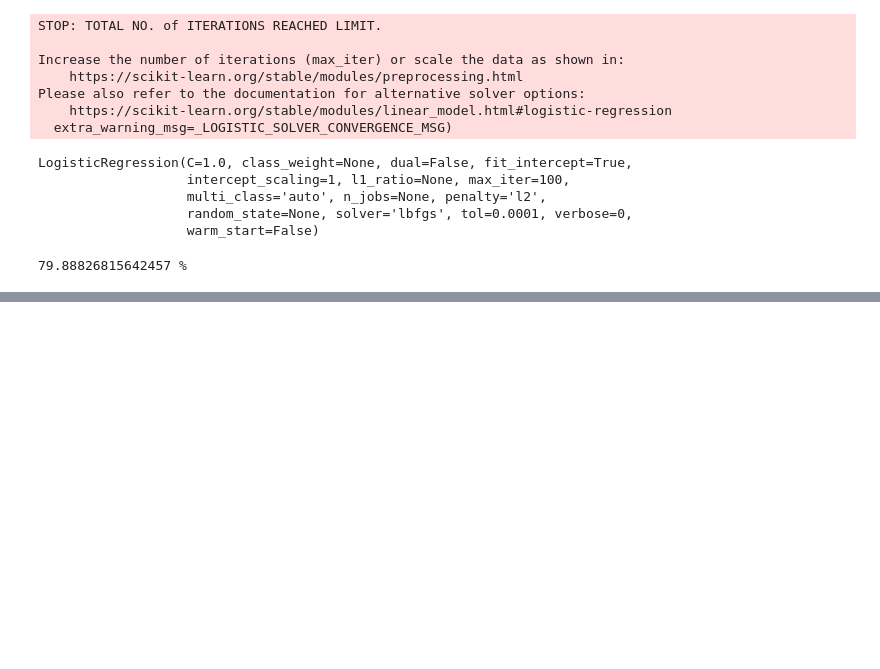
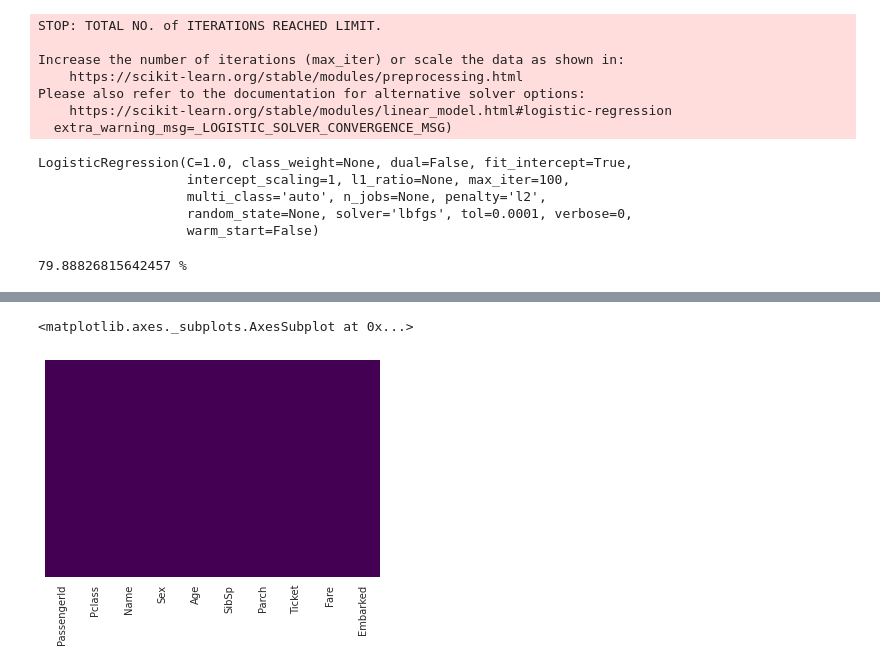
Before and after one commit to tikoosaksham/data_analysis, a Jupyter notebook: TITANIC.ipynb, the cells around one changed output, grey strips where cells are left out. Saved outputs shown, nothing was run; the diff lists cells and outputs as text; code cells hidden in the pictures; blank space fills up the shorter version.

```diff
--- a/TITANIC.ipynb
+++ b/TITANIC.ipynb
@@ -175,0 +204,28 @@ print (perc , "%")
+# %%
+def impute1_age (cols):
+    Age = cols[0]
+    Pclass = cols[1]
+
+    if pd.isnull(Age):
+
+        if Pclass == 1:
+            return 42
+
+        elif Pclass == 2:
+            return 27
+
+        else:
+            return 24
+    else:
+        return Age
+# %%
+def impute_fare (col):
+
+    if pd.isnull(col[0]):
+        return 30
+    else:
+        return col[0]
+# %%
+test["Fare"] = train[["Fare"]].apply(impute_fare , axis = 1)
+# %%
+test["Age"] = test[["Age" , "Pclass"]].apply(impute1_age , axis = 1)
@@ -175,0 +241,5 @@ print (perc , "%")
+# %%
+sns.heatmap (test.isnull() , yticklabels = False , cbar = False , cmap = "viridis")
+# %% [output]
+<matplotlib.axes._subplots.AxesSubplot at 0x...>
+[figure, added]
```
Also changed, not shown: parts of 16 cells of this notebook.
